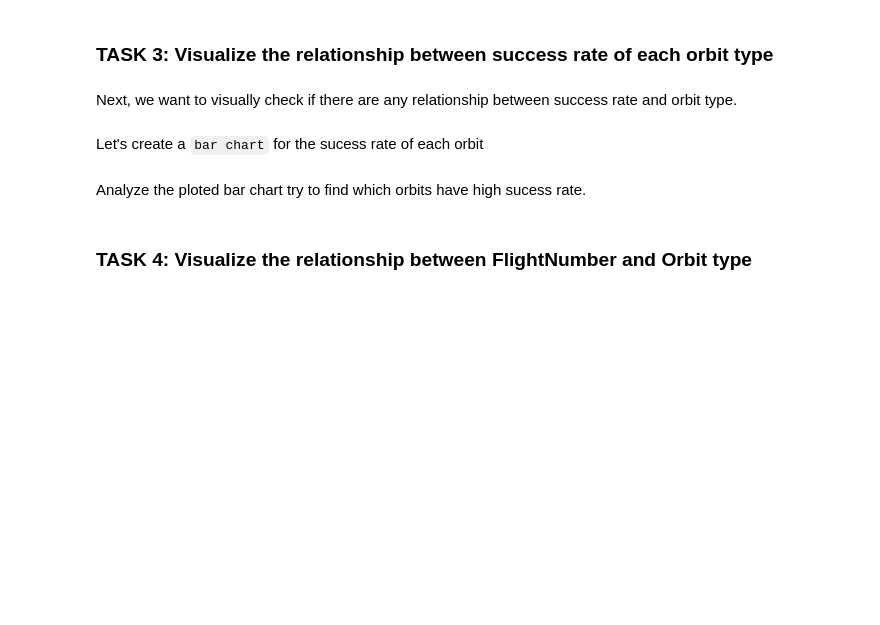
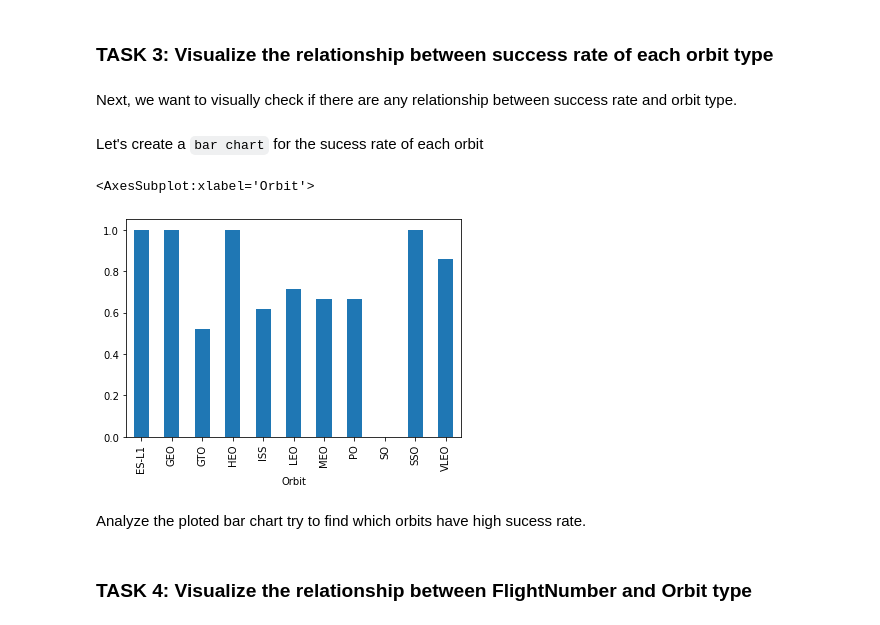
Before and after one commit to asiyanoorain/machine-learning, a Jupyter notebook: EDA PANDAS.ipynb, the cells around one changed output. Drawn from its saved outputs; the diff is of its cells as text; code cells hidden in the pictures; blank space fills up the shorter version.

```diff
--- a/EDA PANDAS.ipynb
+++ b/EDA PANDAS.ipynb
@@ -107,3 +115,8 @@ Let's create a `bar chart` for the sucess rate of each orbit
+# %%
+df.groupby('Orbit').mean()['Class'].plot(kind= "bar")
+# %% [output]
+<AxesSubplot:xlabel='Orbit'>
+[figure, added]
 # %% [markdown]
 Analyze the ploted bar chart try to find which orbits have high sucess rate.
 # %% [markdown]
```
Also changed, not shown: parts of 15 cells of this notebook.
